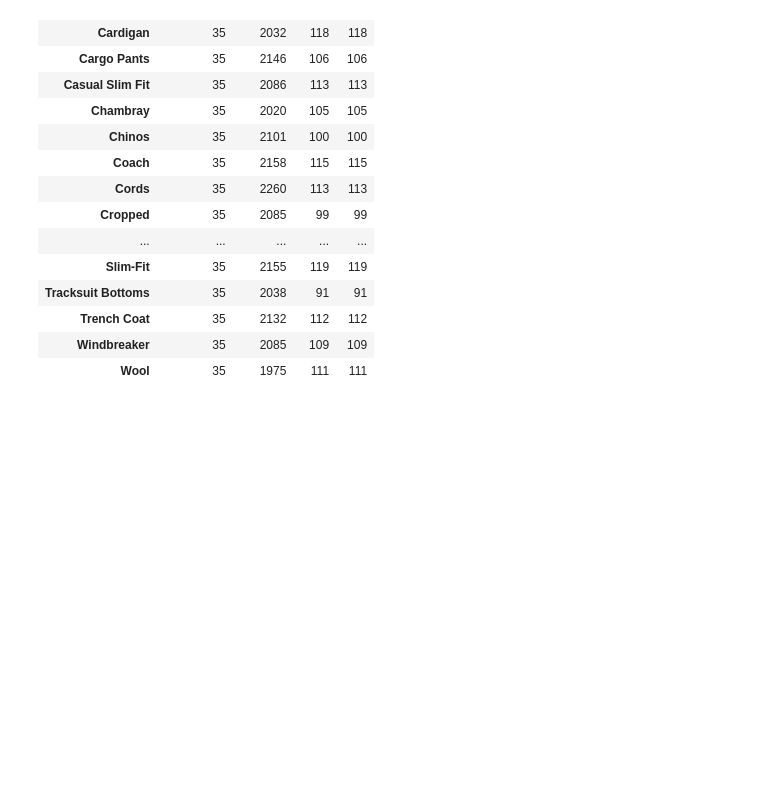
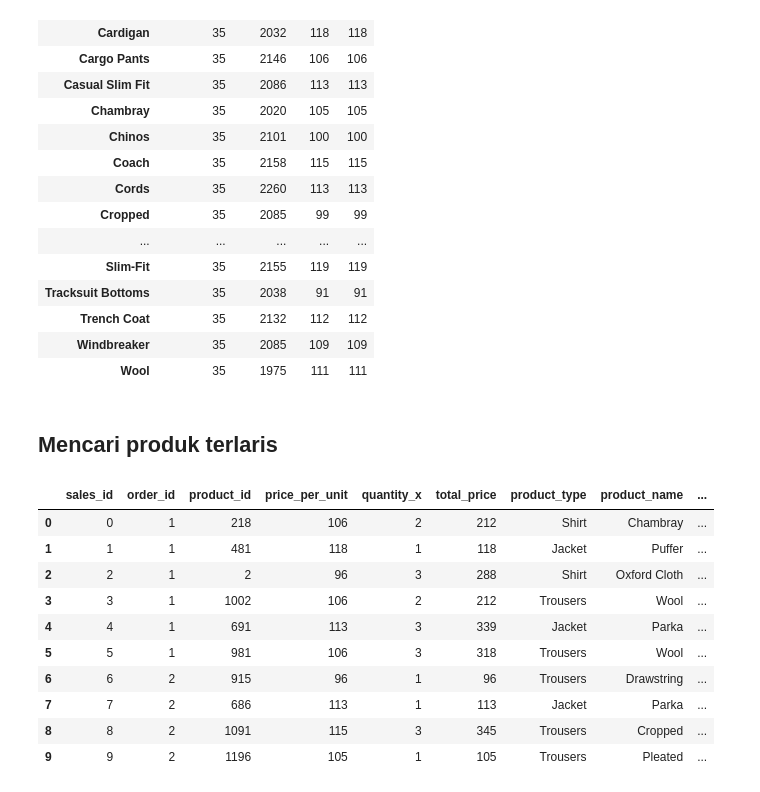
Before and after one commit to Edy-Mochamad/project-product_sales, a Jupyter notebook: notebook.ipynb, the cells around one changed output. Saved outputs shown, nothing was run; the diff lists cells and outputs as text; code cells hidden in the pictures; blank space fills up the shorter version.

Commit message:
Merge untuk mencari produk terlaris

```diff
--- a/notebook.ipynb
+++ b/notebook.ipynb
@@ -720,3 +720,27 @@ product_df.groupby(by="product_name").agg({
 | Trench Coat | 35 | 2132 | 112 | 112 |
 | Windbreaker | 35 | 2085 | 109 | 109 |
 | Wool | 35 | 1975 | 111 | 111 |
+# %% [markdown]
+## Mencari produk terlaris
+# %%
+product_sales_df = pd.merge(
+    left = sales_df,
+    right = product_df,
+    how = 'left',
+    left_on= 'product_id',
+    right_on= 'product_id'
+)
+
+product_sales_df.head(10)
+# %% [output]
+|  | sales_id | order_id | product_id | price_per_unit | quantity_x | total_price | product_type | product_name | ... |
+| 0 | 0 | 1 | 218 | 106 | 2 | 212 | Shirt | Chambray | ... |
+| 1 | 1 | 1 | 481 | 118 | 1 | 118 | Jacket | Puffer | ... |
+| 2 | 2 | 1 | 2 | 96 | 3 | 288 | Shirt | Oxford Cloth | ... |
+| 3 | 3 | 1 | 1002 | 106 | 2 | 212 | Trousers | Wool | ... |
+| 4 | 4 | 1 | 691 | 113 | 3 | 339 | Jacket | Parka | ... |
+| 5 | 5 | 1 | 981 | 106 | 3 | 318 | Trousers | Wool | ... |
+| 6 | 6 | 2 | 915 | 96 | 1 | 96 | Trousers | Drawstring | ... |
+| 7 | 7 | 2 | 686 | 113 | 1 | 113 | Jacket | Parka | ... |
+| 8 | 8 | 2 | 1091 | 115 | 3 | 345 | Trousers | Cropped | ... |
+| 9 | 9 | 2 | 1196 | 105 | 1 | 105 | Trousers | Pleated | ... |
```
Also changed, not shown: parts of 1 cell of this notebook.
